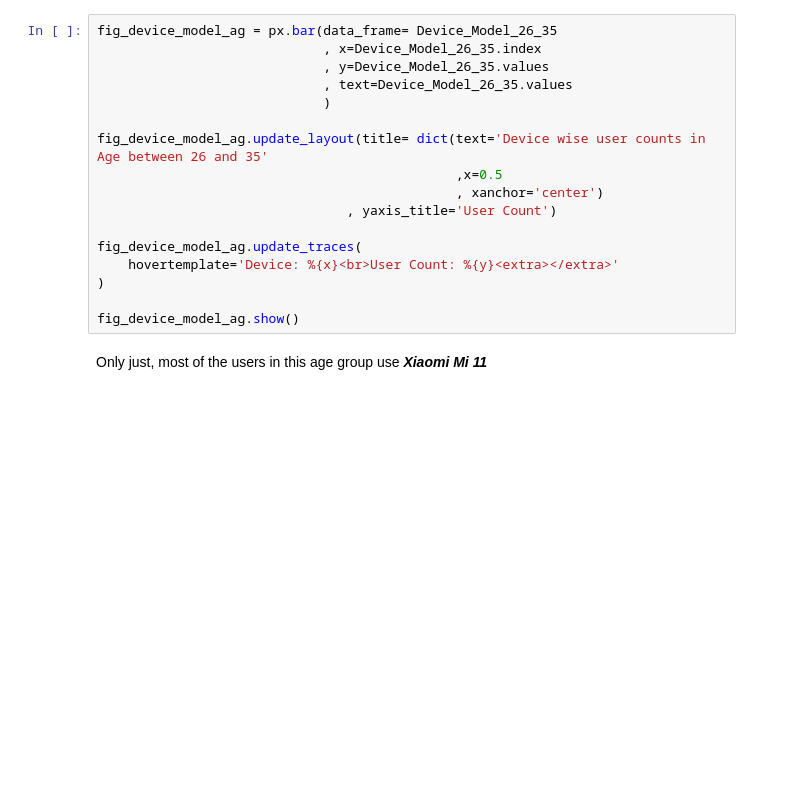
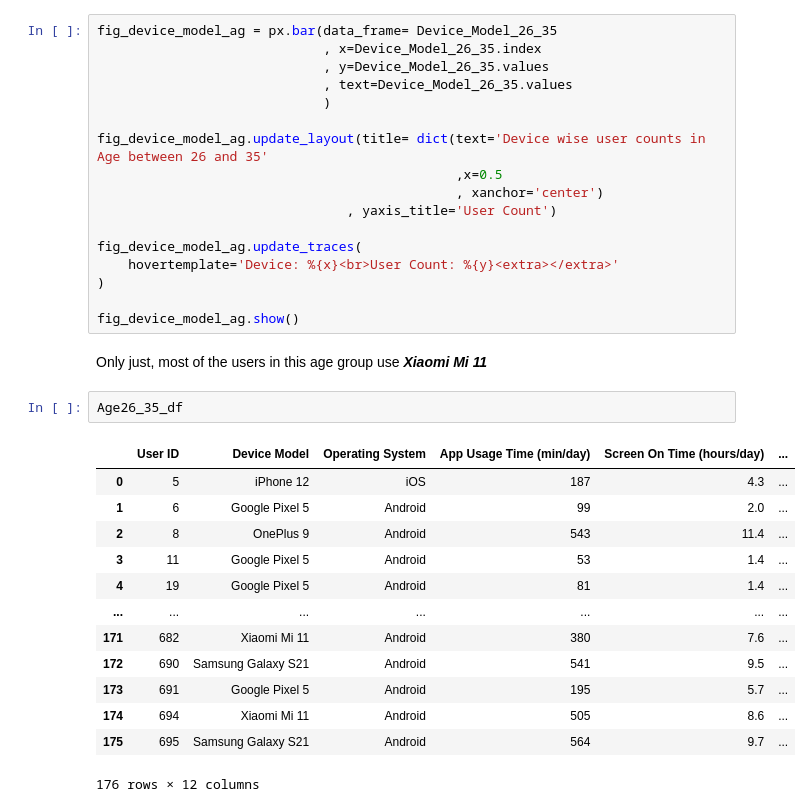
Before and after one commit to sha2992/Mobile-Device-Usage-User-Behavior, a Jupyter notebook: Mobile Device Usage User Behavior.ipynb, the cells around one changed output. Drawn from its saved outputs; the diff is of its cells as text; blank space fills up the shorter version.

Commit message:
Device type Sc

```diff
--- a/Mobile Device Usage User Behavior.ipynb
+++ b/Mobile Device Usage User Behavior.ipynb
@@ -228,3 +230,19 @@ fig_device_model_ag.update_traces(
 fig_device_model_ag.show()
 # %% [markdown]
 Only just, most of the users in this age group use ***Xiaomi Mi 11***
+# %%
+Age26_35_df
+# %% [output]
+|  | User ID | Device Model | Operating System | App Usage Time (min/day) | Screen On Time (hours/day) | ... |
+| 0 | 5 | iPhone 12 | iOS | 187 | 4.3 | ... |
+| 1 | 6 | Google Pixel 5 | Android | 99 | 2.0 | ... |
+| 2 | 8 | OnePlus 9 | Android | 543 | 11.4 | ... |
+| 3 | 11 | Google Pixel 5 | Android | 53 | 1.4 | ... |
+| 4 | 19 | Google Pixel 5 | Android | 81 | 1.4 | ... |
+| ... | ... | ... | ... | ... | ... | ... |
+| 171 | 682 | Xiaomi Mi 11 | Android | 380 | 7.6 | ... |
+| 172 | 690 | Samsung Galaxy S21 | Android | 541 | 9.5 | ... |
+| 173 | 691 | Google Pixel 5 | Android | 195 | 5.7 | ... |
+| 174 | 694 | Xiaomi Mi 11 | Android | 505 | 8.6 | ... |
+| 175 | 695 | Samsung Galaxy S21 | Android | 564 | 9.7 | ... |
+176 rows × 12 columns
```
Also changed, not shown: parts of 3 cells of this notebook.
